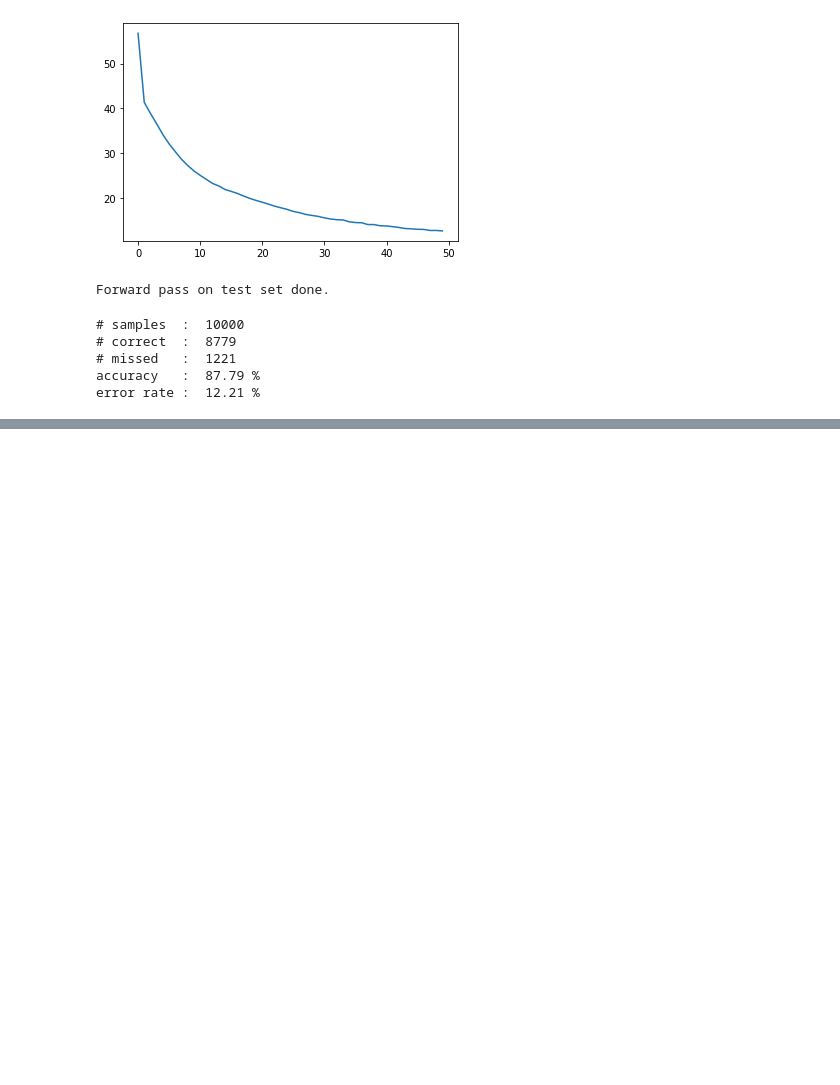
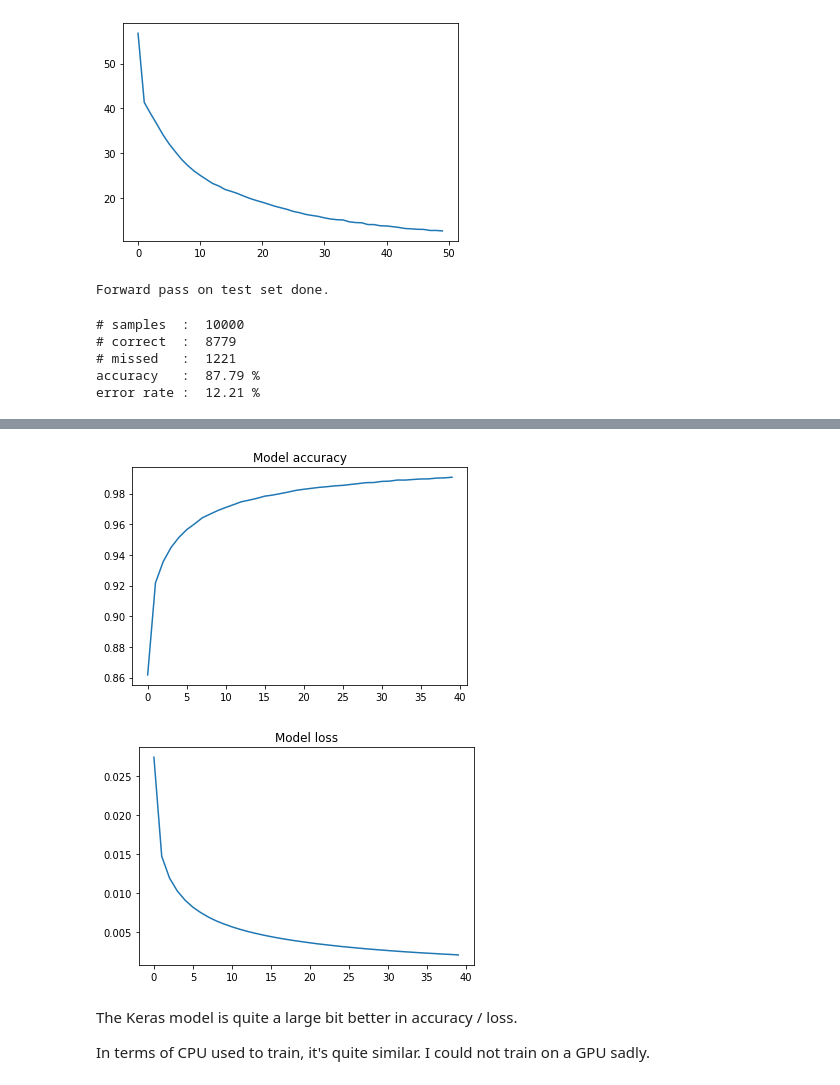
Before and after one commit to sebastianhaeni/deep-learning, a Jupyter notebook: 06/tensorflow-MLP-stud.ipynb, the cells around one changed output, grey strips where cells are left out. Saved outputs shown, nothing was run; the diff lists cells and outputs as text; code cells hidden in the pictures; blank space fills up the shorter version.

```diff
--- a/06/tensorflow-MLP-stud.ipynb
+++ b/06/tensorflow-MLP-stud.ipynb
@@ -170,0 +173,20 @@ error rate :  12.21 %
+# %%
+from tensorflow.keras.models import Sequential
+from tensorflow.keras.layers import Dense, Activation
+
+model = Sequential([
+    Dense(H, input_shape=(D,)),
+    Activation('relu'),
+    Dense(n_classes),
+    Activation('sigmoid'),
+])
+
+model.summary()
+
+sgd = tf.keras.optimizers.SGD(learning_rate=0.5)
+
+model.compile(optimizer=sgd, loss='mse', metrics=['accuracy'])
+
+history1 = model.fit(x_train, y_train, epochs=40)
+
+model.evaluate(x_test, y_test, verbose=2)
@@ -170,0 +212,15 @@ error rate :  12.21 %
+# %%
+plt.plot(history1.history['accuracy'])
+plt.title('Model accuracy')
+plt.show()
+
+plt.plot(history1.history['loss'])
+plt.title('Model loss')
+plt.show()
+# %% [output]
+[figure, added]
+[figure, added]
+# %% [markdown]
+The Keras model is quite a large bit better in accuracy / loss.
+
+In terms of CPU used to train, it's quite similar. I could not train on a GPU sadly.
```
Also changed, not shown: parts of 3 cells of this notebook.
